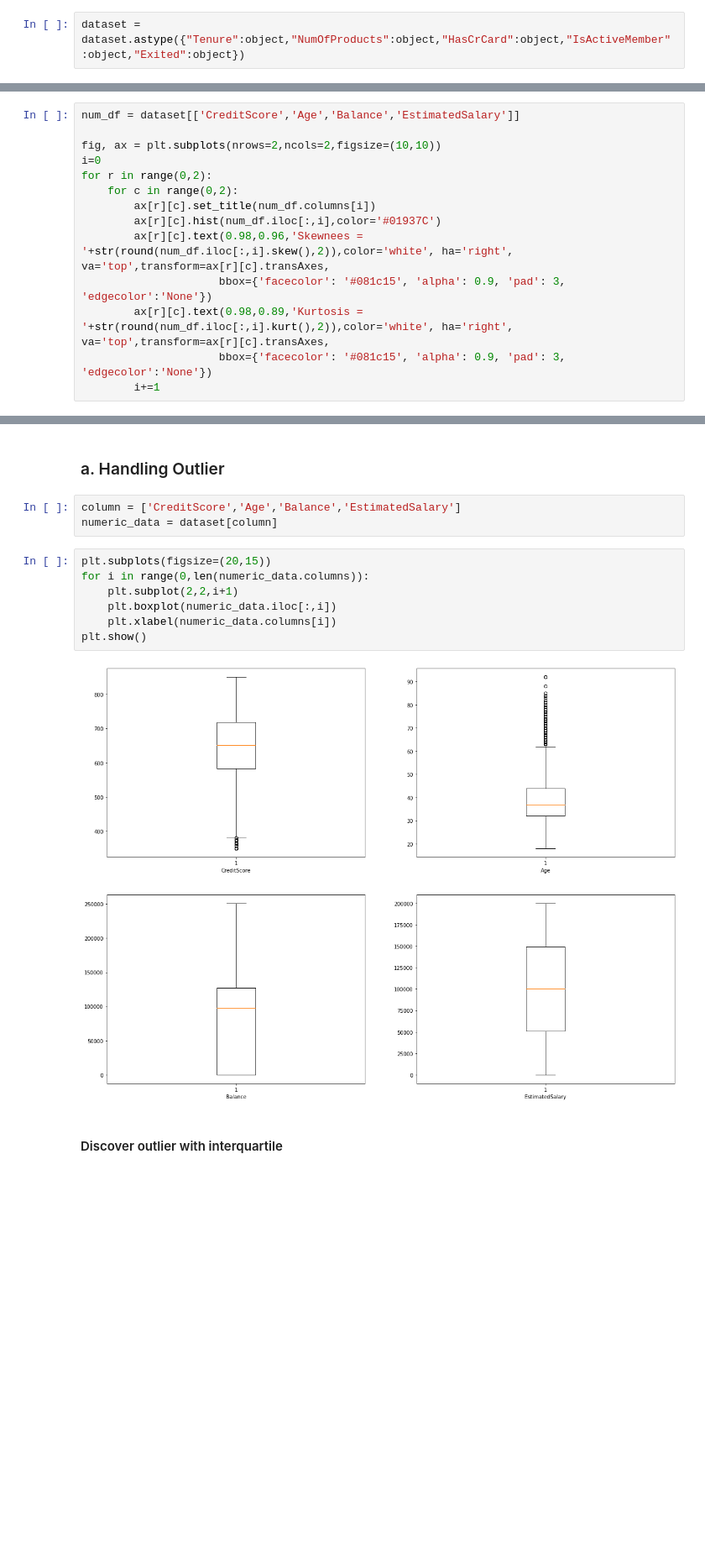
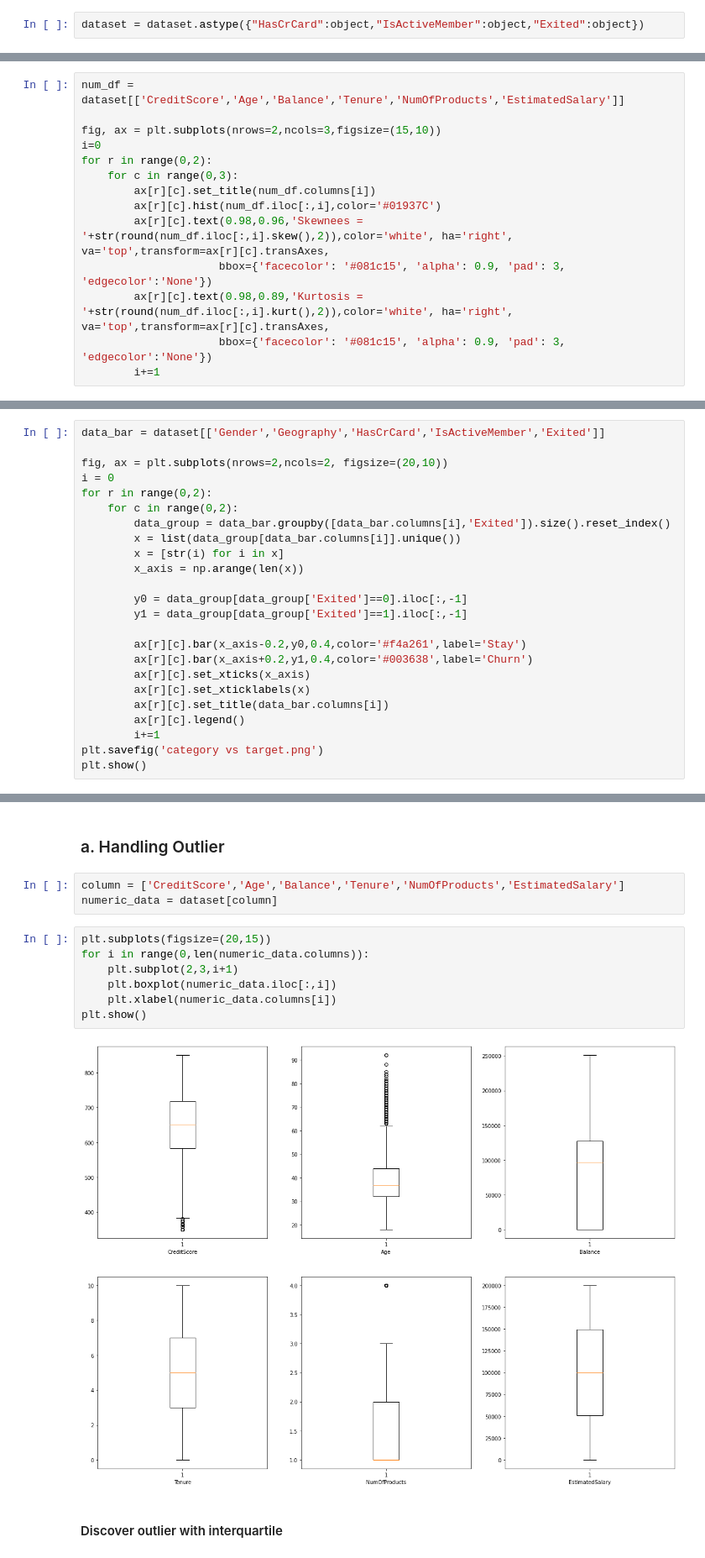
Before and after one commit to fatihdq/Customer-churn-prediction, a Jupyter notebook: bank_customers_churn_prediction.ipynb, the cells around one changed output, grey strips where cells are left out. Shown at 84% size. Saved outputs shown, nothing was run; the diff lists cells and outputs as text; blank space fills up the shorter version.

```diff
--- a/bank_customers_churn_prediction.ipynb
+++ b/bank_customers_churn_prediction.ipynb
@@ -141,7 +141,7 @@ terdapat 3 jenis tipe data dalam data set, yaitu integer, float, dan object. beb
 - isActiveMember
 - Exited
 # %%
-dataset = dataset.astype({"Tenure":object,"NumOfProducts":object,"HasCrCard":object,"IsActiveMember":object,"Exited":object})
+dataset = dataset.astype({"HasCrCard":object,"IsActiveMember":object,"Exited":object})
 # %% [markdown]
 ### Data Overview
 # %%
@@ -244,12 +246,12 @@ Kita dapat melihat distribusi dari variabel target tidak seimbang yang mana juml
 # %% [markdown]
 #### a.2. Distribution of numerical data
 # %%
-num_df = dataset[['CreditScore','Age','Balance','EstimatedSalary']]
+num_df = dataset[['CreditScore','Age','Balance','Tenure','NumOfProducts','EstimatedSalary']]
 
-fig, ax = plt.subplots(nrows=2,ncols=2,figsize=(10,10))
+fig, ax = plt.subplots(nrows=2,ncols=3,figsize=(15,10))
 i=0
 for r in range(0,2):
-    for c in range(0,2):
+    for c in range(0,3):
         ax[r][c].set_title(num_df.columns[i])
         ax[r][c].hist(num_df.iloc[:,i],color='#01937C')
         ax[r][c].text(0.98,0.96,'Skewnees = '+str(round(num_df.iloc[:,i].skew(),2)),color='white', ha='right', va='top',transform=ax[r][c].transAxes,
@@ -316,0 +278,24 @@ plt.show()
+# %%
+data_bar = dataset[['Gender','Geography','HasCrCard','IsActiveMember','Exited']]
+
+fig, ax = plt.subplots(nrows=2,ncols=2, figsize=(20,10))
+i = 0
+for r in range(0,2):
+    for c in range(0,2):
+        data_group = data_bar.groupby([data_bar.columns[i],'Exited']).size().reset_index()
+        x = list(data_group[data_bar.columns[i]].unique())
+        x = [str(i) for i in x]
+        x_axis = np.arange(len(x))
+
+        y0 = data_group[data_group['Exited']==0].iloc[:,-1]
+        y1 = data_group[data_group['Exited']==1].iloc[:,-1]
+
+        ax[r][c].bar(x_axis-0.2,y0,0.4,color='#f4a261',label='Stay')
+        ax[r][c].bar(x_axis+0.2,y1,0.4,color='#003638',label='Churn')
+        ax[r][c].set_xticks(x_axis)
+        ax[r][c].set_xticklabels(x)
+        ax[r][c].set_title(data_bar.columns[i])
+        ax[r][c].legend()
+        i+=1
+plt.savefig('category vs target.png')
+plt.show()
@@ -438,17 +438,17 @@ Sebelum membangun model untuk klasifikasi, akan dilakukan tahap preprocessing te
 # %% [markdown]
 ### a. Handling Outlier
 # %%
-column = ['CreditScore','Age','Balance','EstimatedSalary']
+column = ['CreditScore','Age','Balance','Tenure','NumOfProducts','EstimatedSalary']
 numeric_data = dataset[column]
 # %%
 plt.subplots(figsize=(20,15))
 for i in range(0,len(numeric_data.columns)):
-    plt.subplot(2,2,i+1)
+    plt.subplot(2,3,i+1)
     plt.boxplot(numeric_data.iloc[:,i])
     plt.xlabel(numeric_data.columns[i])
 plt.show()
 # %% [output]
-[figure, old version]
+[figure, new version]
 # %% [markdown]
 #### Discover outlier with interquartile
 # %%
```
Also changed, not shown: parts of 63 cells of this notebook, 11 other files.
